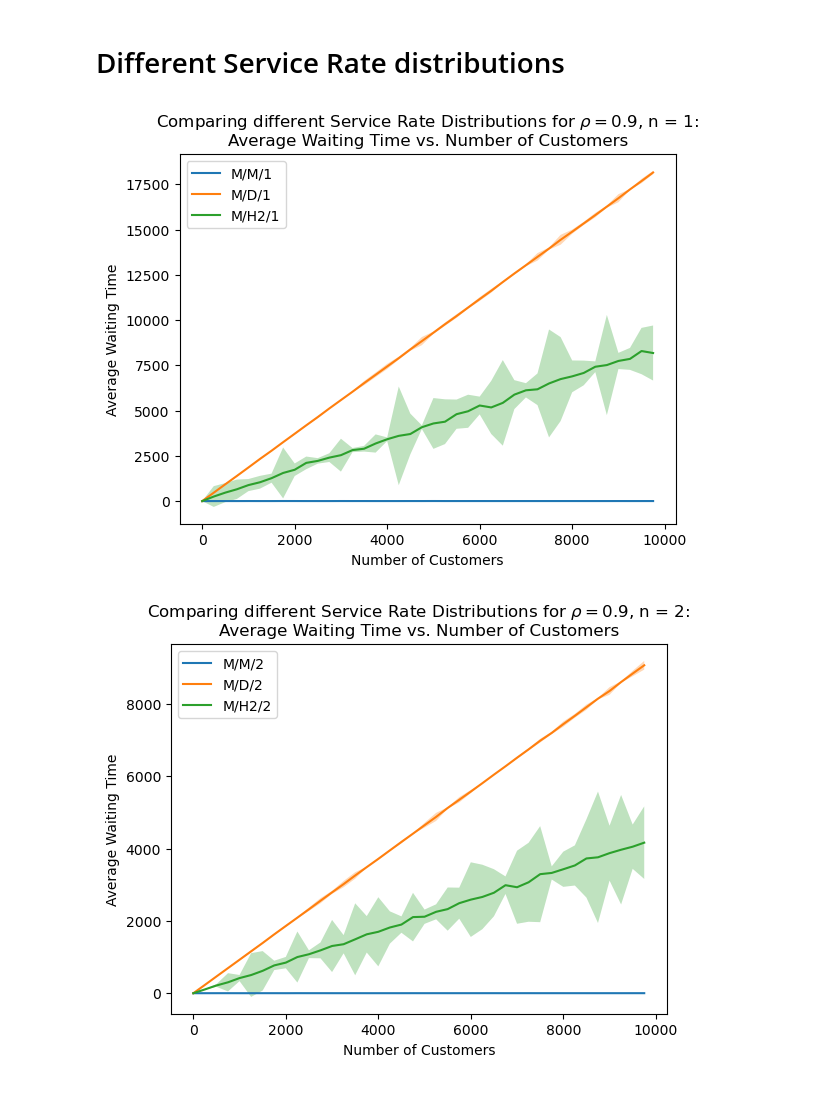
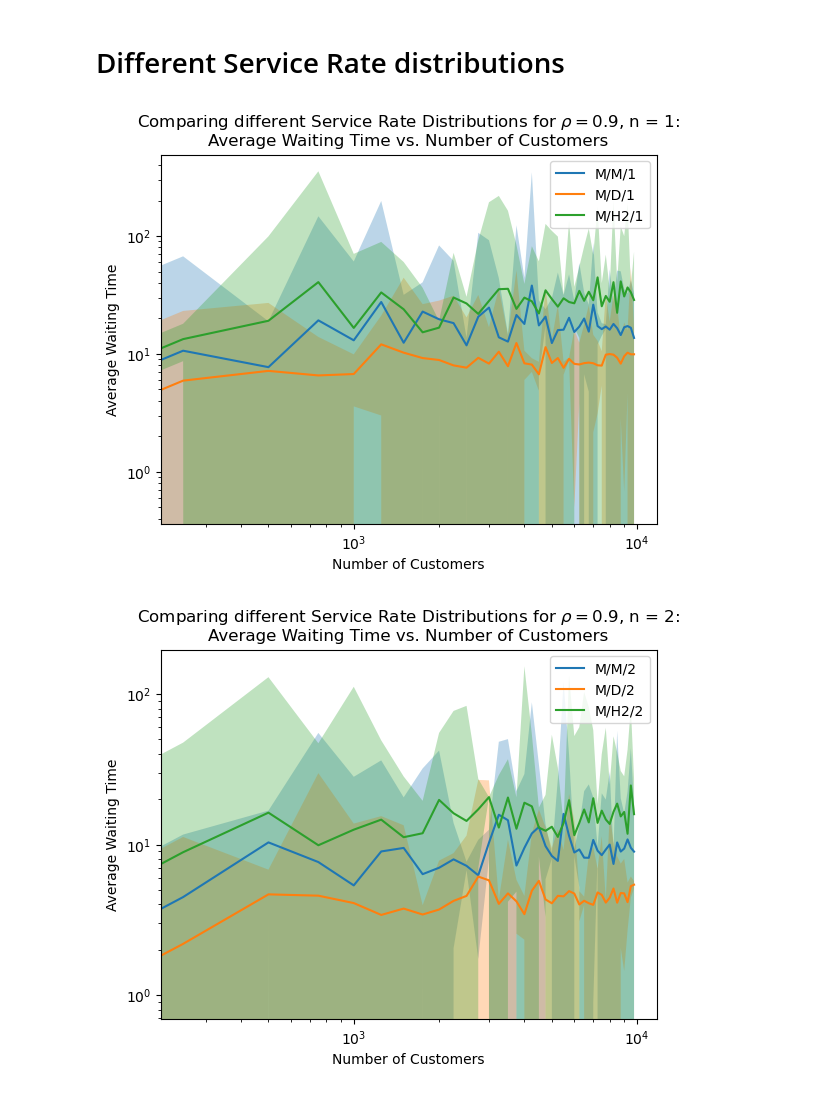
Before and after one commit to koenweverink/stochastic_simulation_assignment_2, a Jupyter notebook: DES_queue.ipynb, the cells around one changed output. Drawn from its saved outputs; the diff is of its cells as text; code cells hidden in the pictures.

Commit message:
adjusted the service times so they are comparable

```diff
--- a/DES_queue.ipynb
+++ b/DES_queue.ipynb
@@ -85,7 +85,7 @@ class MMNQueue:
             if self.service_distr == 'M':
                 service_time = np.random.exponential(1 / self.mu)
             elif self.service_distr == 'D':
-                service_time = self.mu
+                service_time = (1 / self.mu)
             elif self.service_distr == 'H2':
                 service_time = hyperexponential_2_phases()
             else:
@@ -176,7 +175,7 @@ def service_rate_comparisons():
     num_simulations = 2
     num_customers_values = np.arange(0, 10000, 250)
     rho = 0.9
-    mu = 4
+    mu = 1/2
     service_distributions = ['M', 'D', 'H2'] #Exponential, Deterministic, Hyper-2
 
 
@@ -196,33 +195,33 @@ def service_rate_comparisons():
                 simulation_results = []
 
                 for _ in range(num_simulations):
                     env = simpy.Environment()
                     mmn_queue = MMNQueue(env, n, rho, mu, service_distr = service_distr)
                     mmn_queue.run_simulation(num_customers)
 
                     if mmn_queue.total_complete_services > 0:
                         avg_waiting_time = mmn_queue.total_time_in_queue / mmn_queue.total_complete_services
                         simulation_results.append(avg_waiting_time)
                     else:
                         simulation_results.append(0)
 
                 avg_waiting_time, confidence_interval = calculate_confidence_interval(simulation_results)
                 avg_waiting_times.append(avg_waiting_time)
                 confidence_intervals.append(confidence_interval)
 
             # Plot the average waiting time
-            plt.plot(num_customers_values, avg_waiting_times, label=f'M/{service_distr}/{n}')
+            plt.loglog(num_customers_values, avg_waiting_times, label=f'M/{service_distr}/{n}')
 
             # Plot the shaded confidence interval
             plt.fill_between(num_customers_values,
                             np.array(avg_waiting_times) - np.array(confidence_intervals),
                             np.array(avg_waiting_times) + np.array(confidence_intervals),
                             alpha=0.3)
 
         plt.legend()
         plt.show()
 
 service_rate_comparisons()
 # %% [output]
-[figure, old version]
+[figure, new version]
-[figure, old version]
+[figure, new version]
```
Also changed, not shown: parts of 2 cells of this notebook.
